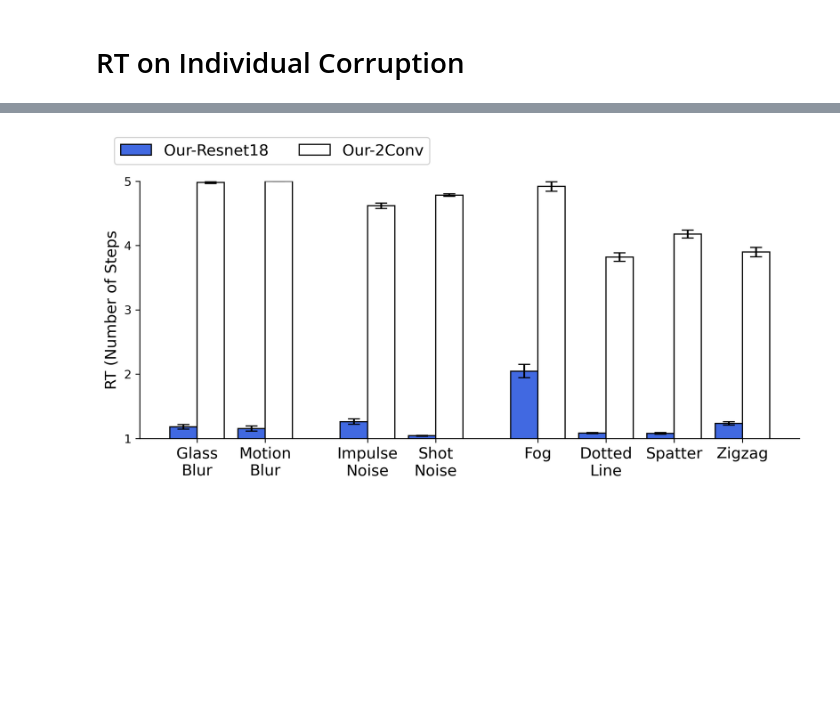
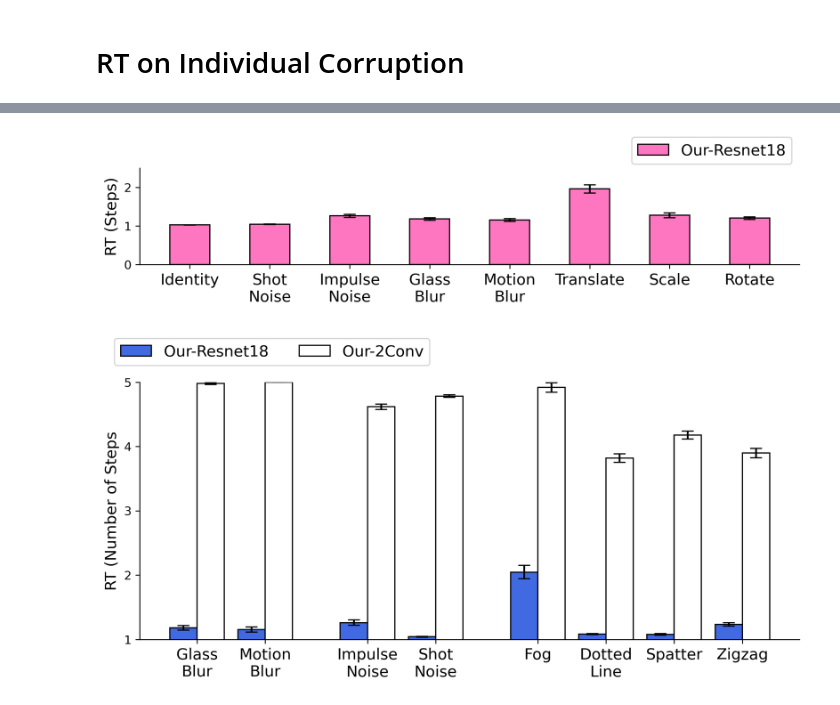
Before and after one commit to ahnchive/ORA-recognition, a Jupyter notebook: notebook/eval_performance_our.ipynb, the cells around one changed output, grey strips where cells are left out. Cells and saved outputs as stored; diff of their text form; code cells hidden in the pictures; blank space fills up the shorter version.

```diff
--- a/notebook/eval_performance_our.ipynb
+++ b/notebook/eval_performance_our.ipynb
@@ -586,3 +617,64 @@ sd:  0.03
+# %%
+# individual plot
+clist_to_plot = CORRUPTION_INTEREST
+X_means, X_ses = [], []
+Y_means, Y_ses = [], []
+for corruption in clist_to_plot:
+    if corruption in CORRUPTION_TYPES:
+#         print(f'stat analysis on : {corruption}')
+#         display(ttest(cnn_5runs_corruption, our_5runs_corruption, paired=False).round(4))
+        # data for plotting
+        X_means.append(result[result.corruption==corruption]['our-conv'].item())
+        X_ses.append(result[result.corruption==corruption]['our-conv.sd'].item())
+        Y_means.append(result[result.corruption==corruption]['our'].item())
+        Y_ses.append(result[result.corruption==corruption]['our.sd'].item())
+    else:
+        # data for plotting
+        X_means.append(0)
+        X_ses.append(0)
+        Y_means.append(0)
+        Y_ses.append(0)
+
+
+plt.rcParams["figure.figsize"] = (10,1.5) # 10
+
+labels = clist_to_plot
+labels = ['Glass\nBlur', 'Motion\nBlur','Impulse\nNoise','Shot\nNoise',
+                 'Fog', 'Dotted\nLine', 'Spatter', 'Zigzag']
+x =np.array([0, 1,  2.5, 3.5,  5, 6, 7, 8])  # the label locations
+
+labels = ['Identity',
+         'Shot\nNoise', 'Impulse\nNoise','Glass\nBlur','Motion\nBlur',
+          'Translate', 'Scale',  'Rotate',  'Shear',
+         'Brightness', 'Fog','Spatter', 'Stripe', 'Dotted\nLine', 'Zigzag',
+         'Canny\nEdges'][:8]
+
+x =np.array([i for i in range(len(labels))])  # the label locations
+
+width = 0.5 # the width of the bars
+
+fig, ax = plt.subplots(dpi=300)
+rects1 = ax.bar(x, Y_means, width, label='Our-Resnet18', edgecolor = 'black', color = colors[1], yerr=Y_ses, capsize=5)
+# rects2 = ax.bar(x + width/2, X_means, width, label='CNN-2Conv', edgecolor = 'black', color ='white', yerr=X_ses, capsize=5)
+
+# Add some text for labels, title and custom x-axis tick labels, etc.
+ax.set_ylabel('RT (Steps)', fontsize=13)
+ax.set_title('')
+ax.set_xticks(x, labels=labels, fontsize=13, rotation=0)
+# ax.legend(fontsize=13, ncol=2, loc="upper center", bbox_to_anchor=(0.85,1.4))
+ax.legend(fontsize=13, ncol=2, loc="upper right", bbox_to_anchor=(1,1.4))
+ax.set_ylim(0.0, 2.5)
+ax.spines['right'].set_visible(False)
+ax.spines['top'].set_visible(False)
+
+# ax.bar_label(rects1, padding=3)
+# ax.bar_label(rects2, padding=3)
+
+# plt.tight_layout()
+plt.show()
+fig.savefig("../results/figures/individual-rt-resnet-all1.pdf", dpi=300, bbox_inches='tight')
+# %% [output]
+[figure, added]
 # %%
 # comparison plot
 clist_to_plot = CORRUPTION_INTEREST
```
Also changed, not shown: parts of 7 cells of this notebook, 1 other file.
